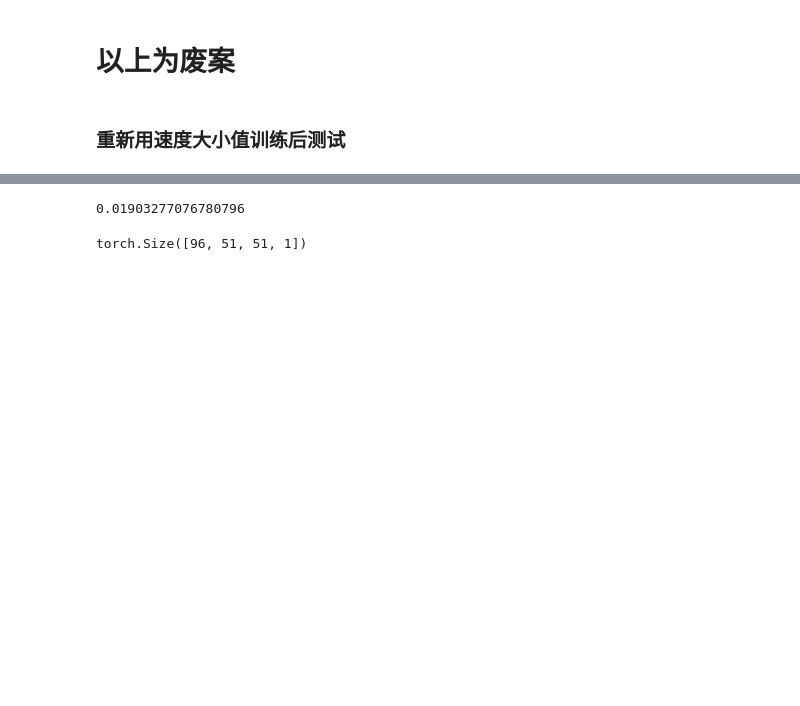
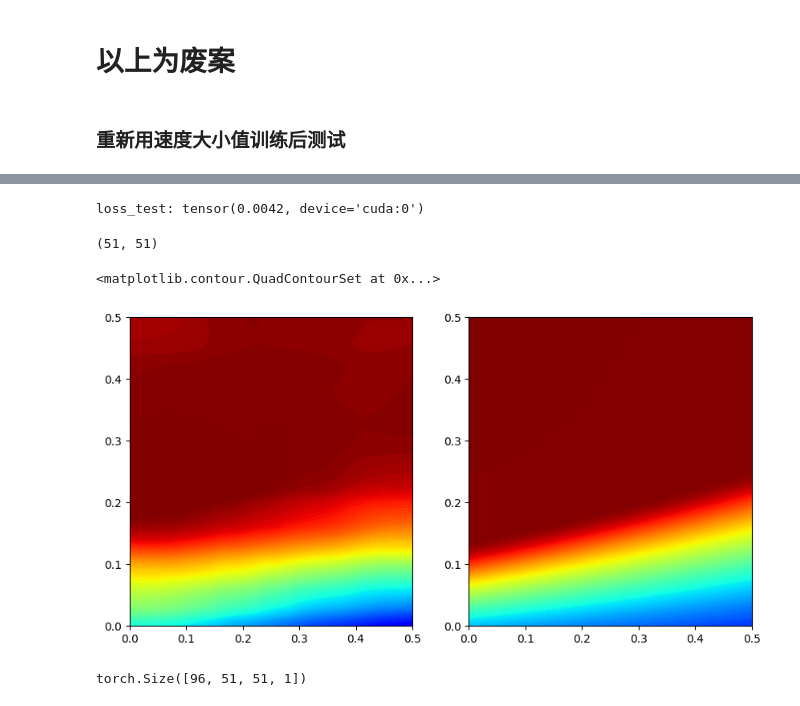
Before and after one commit to T1318/Fast-predication, a Jupyter notebook: 5训练集-0.5m窗口-split2（base）/DON/DON.ipynb, the cells around one changed output, grey strips where cells are left out. Cells and saved outputs as stored; diff of their text form; code cells hidden in the pictures; blank space fills up the shorter version.

```diff
--- a/5训练集-0.5m窗口-split2（base）/DON/DON.ipynb
+++ b/5训练集-0.5m窗口-split2（base）/DON/DON.ipynb
@@ -1187,27 +1470,37 @@ test_loader = DataLoader(torch.utils.data.TensorDataset(x_test, y_test), batch_s
 # %%
 model.eval()
+
 with torch.no_grad():
-	for batch_test in test_loader:
 
-		loss_test = 0
-		test_x,test_y = batch_test
+	x_test = x_test.float().to(device)			# [length,time_step,51,51,3]
+	y_test = y_test.float().to(device)			# [length,time_step,51,51,3]
+	x_min_test = x_min_test.float().to(device)
+	x_max_test = x_max_test.float().to(device)
 
-		test_x = test_x.float().to(device)			# [length,time_step,51,51,3]
-		test_y = test_y.float().to(device)			# [length,time_step,51,51,3]
+	pred_test = model(x_test, coordinate)
 
-		pred_test = model(test_x,coordinate)												# x:[length,51,51,3], pred:[length,51,51,3]
+	pred_test = inverse_normalize(pred_test,x_min_test,x_max_test)
+	y_test = inverse_normalize(y_test,x_min_test,x_max_test)
 
-		pred_test = inverse_normalize(pred_test,x_min_test,x_max_test)
-		test_y = inverse_normalize(test_y,x_min_test,x_max_test)
+	loss_test = myloss(pred_test.clone(), y_test.clone())
 
-		loss_test = myloss(pred_test.clone(), test_y.clone())
-
-print(loss_test.item())
-
-# # 反归一化
-# v_pred = x_normalizer.decode(v_pred)
+	print('loss_test:', loss_test)
 # %% [output]
-0.01903277076780796
+loss_test: tensor(0.0042, device='cuda:0')
+# %%
+index = 16
+x = pred_test.cpu().detach().numpy()[index].reshape(51,51)
+y = y_test.cpu().detach().numpy()[index].reshape(51,51)
+xx = coordinate.cpu().detach().numpy()[:,0].reshape(51,51)
+yy = coordinate.cpu().detach().numpy()[:,1].reshape(51,51)
+print(xx.shape)
+fig,axs = plt.subplots(1,2,figsize=(10,5))
+axs[0].contourf(xx,yy,x,100,cmap='jet',vmin=0,vmax=1)
+axs[1].contourf(xx,yy,y,100,cmap='jet',vmin=0,vmax=1)
+# %% [output]
+(51, 51)
+<matplotlib.contour.QuadContourSet at 0x...>
+[figure, added]
 # %%
 pred_test = pred_test.reshape(-1,p_x,p_y,1)
 print(pred_test.shape)
```
Also changed, not shown: parts of 28 cells of this notebook, 8 other files.
